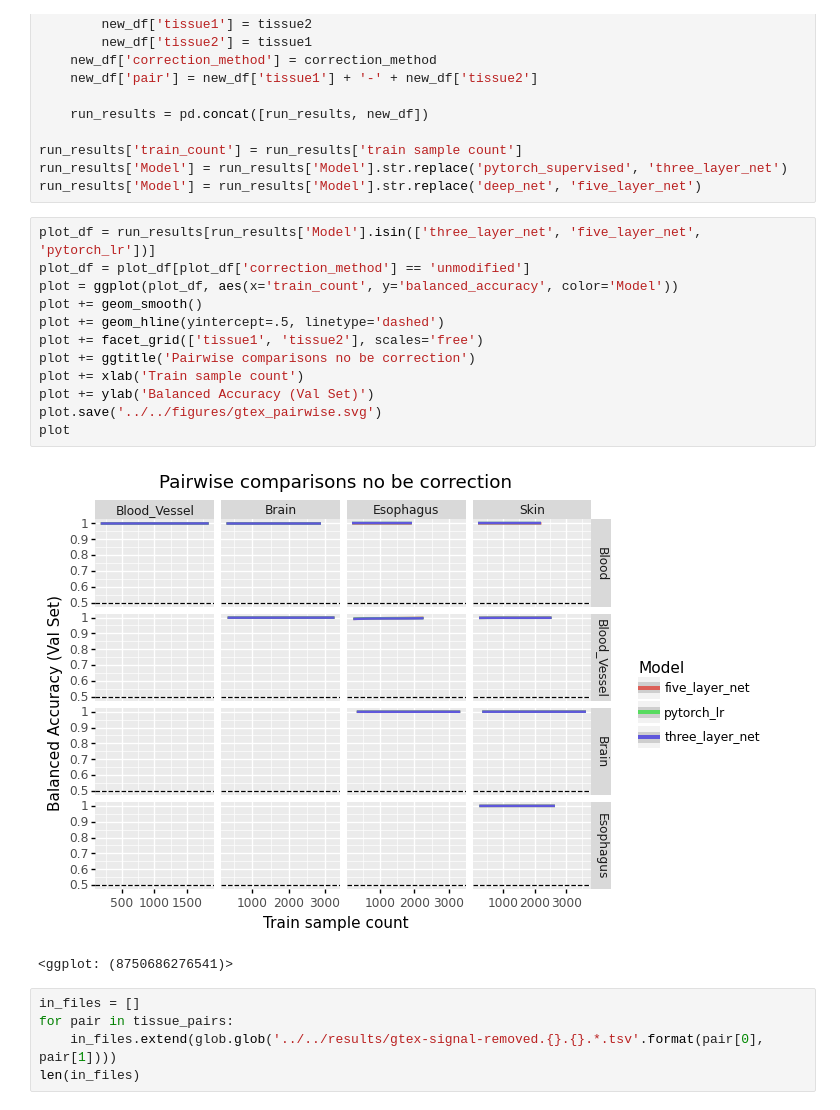
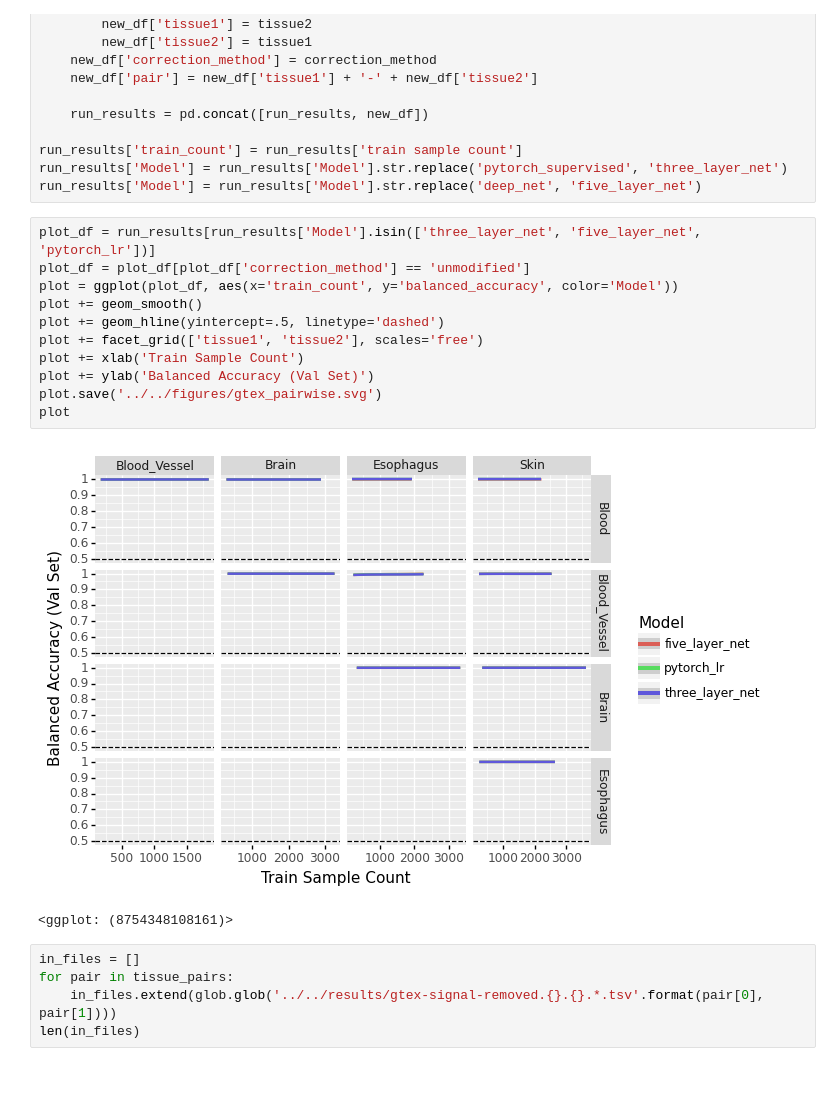
Before and after one commit to greenelab/linear_signal, a Jupyter notebook: notebook/analysis/benchmark_results.ipynb, the cells around one changed output. Cells and saved outputs as stored; diff of their text form; blank space fills up the shorter version.

Commit message:
Update combined figures

```diff
--- a/notebook/analysis/benchmark_results.ipynb
+++ b/notebook/analysis/benchmark_results.ipynb
@@ -674,18 +711,17 @@ run_results['Model'] = run_results['Model'].str.replace('deep_net', 'five_layer_
 # %%
 plot_df = run_results[run_results['Model'].isin(['three_layer_net', 'five_layer_net', 'pytorch_lr'])]
 plot_df = plot_df[plot_df['correction_method'] == 'unmodified']
 plot = ggplot(plot_df, aes(x='train_count', y='balanced_accuracy', color='Model'))
 plot += geom_smooth()
 plot += geom_hline(yintercept=.5, linetype='dashed')
 plot += facet_grid(['tissue1', 'tissue2'], scales='free')
-plot += ggtitle('Pairwise comparisons no be correction')
-plot += xlab('Train sample count')
+plot += xlab('Train Sample Count')
 plot += ylab('Balanced Accuracy (Val Set)')
 plot.save('../../figures/gtex_pairwise.svg')
 plot
 # %% [output]
-[figure, old version]
+[figure, new version]
-<ggplot: (8750686276541)>
+<ggplot: (8754348108161)>
 # %%
 in_files = []
 for pair in tissue_pairs:
```
Also changed, not shown: parts of 48 cells of this notebook.
